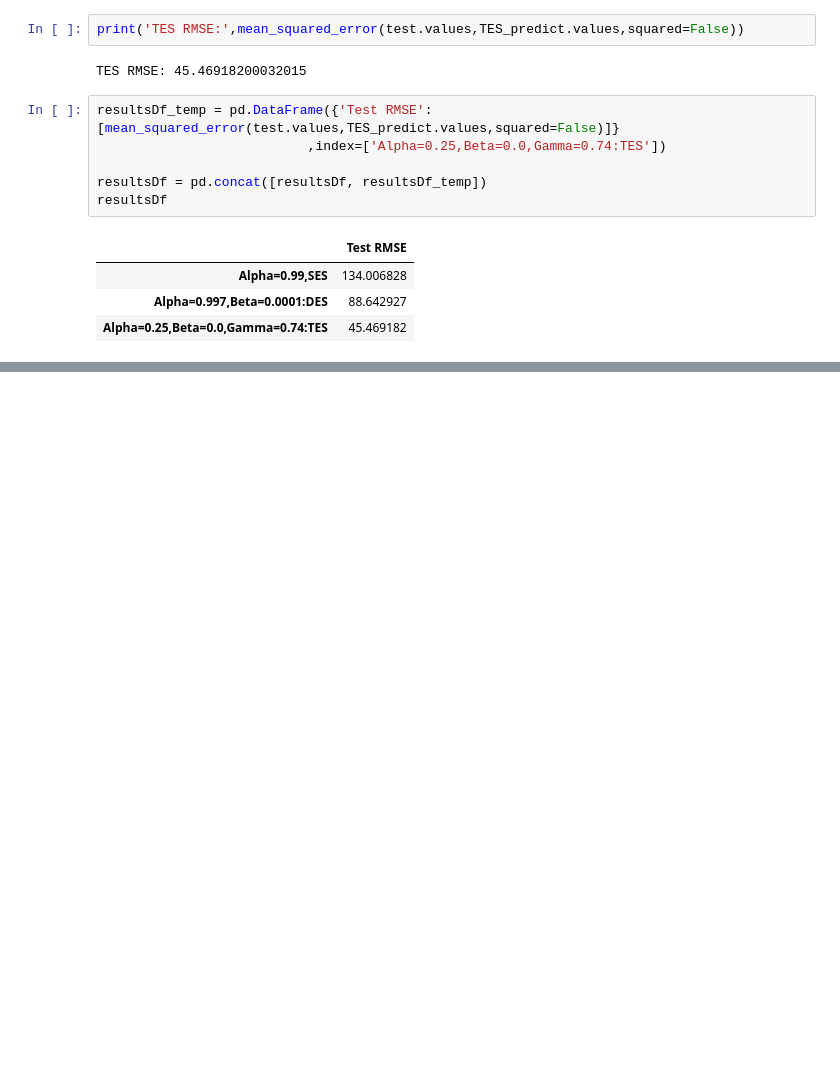
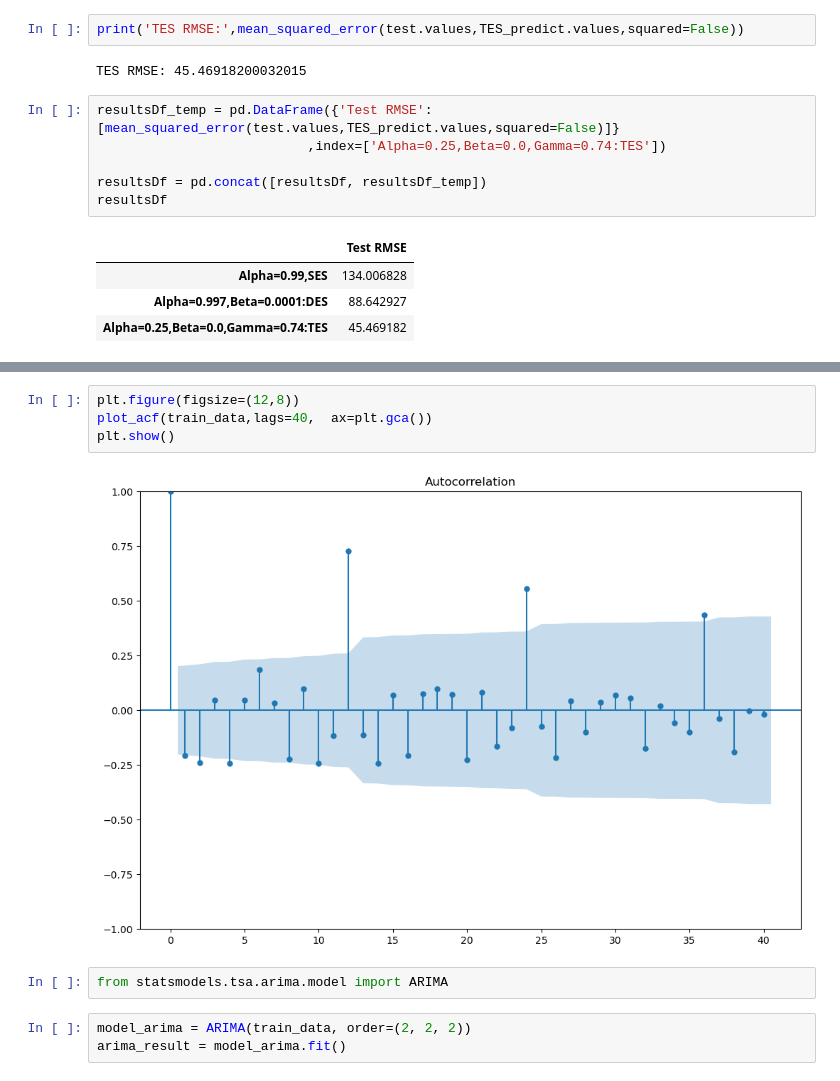
Before and after one commit to piyushprabhakar/ml-class-notes, a Jupyter notebook: TimeSeriesForcast/GenAI_TSA.ipynb, the cells around one changed output, grey strips where cells are left out. Cells and saved outputs as stored; diff of their text form; blank space fills up the shorter version.

```diff
--- a/TimeSeriesForcast/GenAI_TSA-1.ipynb
+++ b/TimeSeriesForcast/GenAI_TSA.ipynb
@@ -322,0 +381,11 @@ resultsDf
+# %%
+plt.figure(figsize=(12,8))
+plot_acf(train_data,lags=40,  ax=plt.gca())
+plt.show()
+# %% [output]
+[figure, added]
+# %%
+from statsmodels.tsa.arima.model import ARIMA
+# %%
+model_arima = ARIMA(train_data, order=(2, 2, 2))
+arima_result = model_arima.fit()
```
Also changed, not shown: parts of 29 cells of this notebook, 3 other files.
